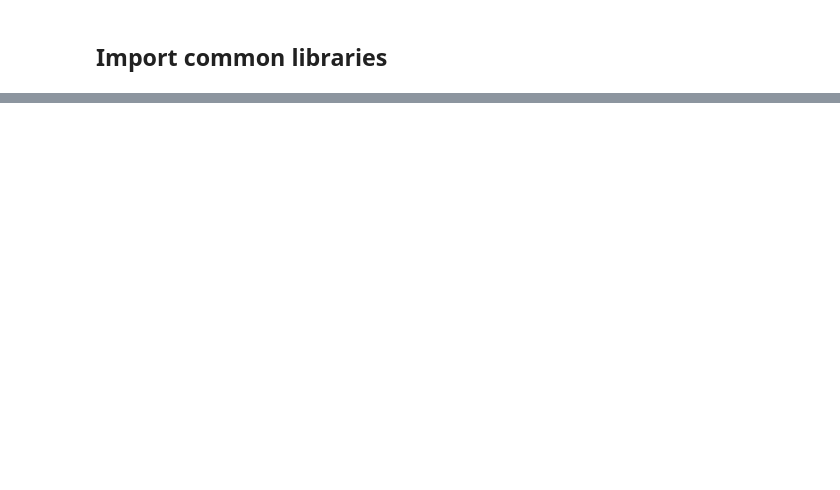
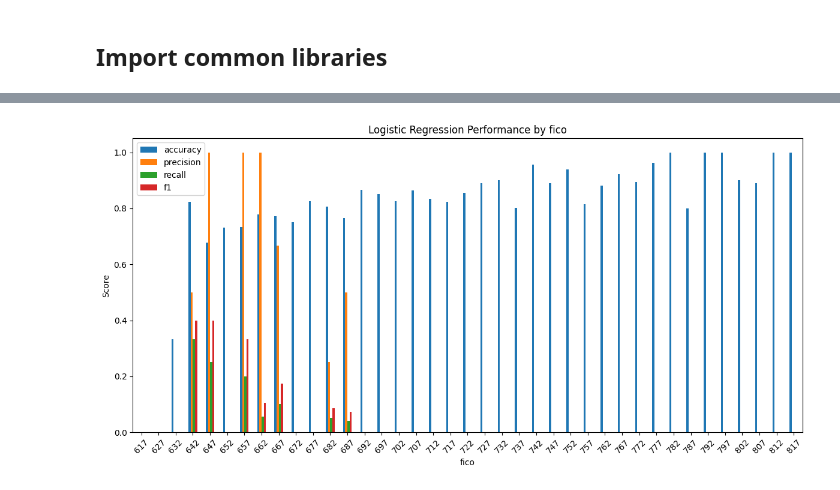
Before and after one commit to Afealete/FOXTROT-2-ASSIGNMENT-2, a Jupyter notebook: Group 4 (FOXTROT-2) Project One.ipynb, the cells around one changed output, grey strips where cells are left out. Cells and saved outputs as stored; diff of their text form; code cells hidden in the pictures; blank space fills up the shorter version.

```diff
--- a/Group 4 (FOXTROT-2) Project One.ipynb
+++ b/Group 4 (FOXTROT-2) Project One.ipynb
@@ -849,0 +359,88 @@ Benchmarking Complete (including timing).
+# %%
+#Fairness Analysis
+def perform_fairness_analysis(models, data):
+    # Prepare data (using original data before resampling for fairness analysis)
+    # First, properly one-hot encode the purpose column
+    data = pd.get_dummies(data, columns=['purpose'], drop_first=True)
+
+    X = data.drop(['not.fully.paid', sensitive_attribute_name], axis=1)
+    y = data['not.fully.paid']
+    A = data[sensitive_attribute_name]
+
+    # Split data
+    X_train, X_test, y_train, y_test, A_train, A_test = train_test_split(
+        X, y, A, test_size=0.2, random_state=42, stratify=y)
+
+    # Identify numeric columns (excluding one-hot encoded columns)
+    numeric_cols = X.select_dtypes(include=['int64', 'float64']).columns
+
+    # Scale only numeric features
+    scaler = StandardScaler()
+    X_train_scaled = X_train.copy()
+    X_test_scaled = X_test.copy()
+
+    X_train_scaled[numeric_cols] = scaler.fit_transform(X_train[numeric_cols])
+    X_test_scaled[numeric_cols] = scaler.transform(X_test[numeric_cols])
+
+    print("\nFairness Analysis:")
+    fairness_results = {}
+
+    for name, model in models.items():
+        print(f"\nAnalyzing fairness for {name}...")
+
+        # Train model on original data (not resampled)
+        model.fit(X_train_scaled, y_train)
+        y_pred = model.predict(X_test_scaled)
+
+        # Fairness metrics
+        metrics = {
+            'accuracy': accuracy_score,
+            'precision': precision_score,
+            'recall': recall_score,
+            'f1': f1_score
+        }
+
+        metric_frame = MetricFrame(
+            metrics=metrics,
+            y_true=y_test,
+            y_pred=y_pred,
+            sensitive_features=A_test
+        )
+
+        dp_diff = demographic_parity_difference(
+            y_true=y_test,
+            y_pred=y_pred,
+            sensitive_features=A_test
+        )
+
+        eo_diff = equalized_odds_difference(
+            y_true=y_test,
+            y_pred=y_pred,
+            sensitive_features=A_test
+        )
+
+        print(f"\nPerformance by {sensitive_attribute_name}:")
+        print(metric_frame.by_group)
+
+        print(f"\nDemographic Parity Difference: {dp_diff:.4f}")
+        print(f"Equalized Odds Difference: {eo_diff:.4f}")
+
+        fairness_results[name] = {
+            'Demographic Parity Difference': dp_diff,
+            'Equalized Odds Difference': eo_diff,
+            'Performance by Group': metric_frame.by_group
+        }
+
+        # Plot performance by group
+        metric_frame.by_group.plot(kind='bar', figsize=(12, 6))
+        plt.title(f'{name} Performance by {sensitive_attribute_name}')
+        plt.ylabel('Score')
+        plt.xticks(rotation=45)
+        plt.tight_layout()
+        plt.show()
+
+    return fairness_results
+
+fairness_results = perform_fairness_analysis(models, data)
+fairness_results
+# %% [output]
@@ -849,0 +464 @@ Benchmarking Complete (including timing).
+[figure, added]
```
Also changed, not shown: parts of 31 cells of this notebook.
